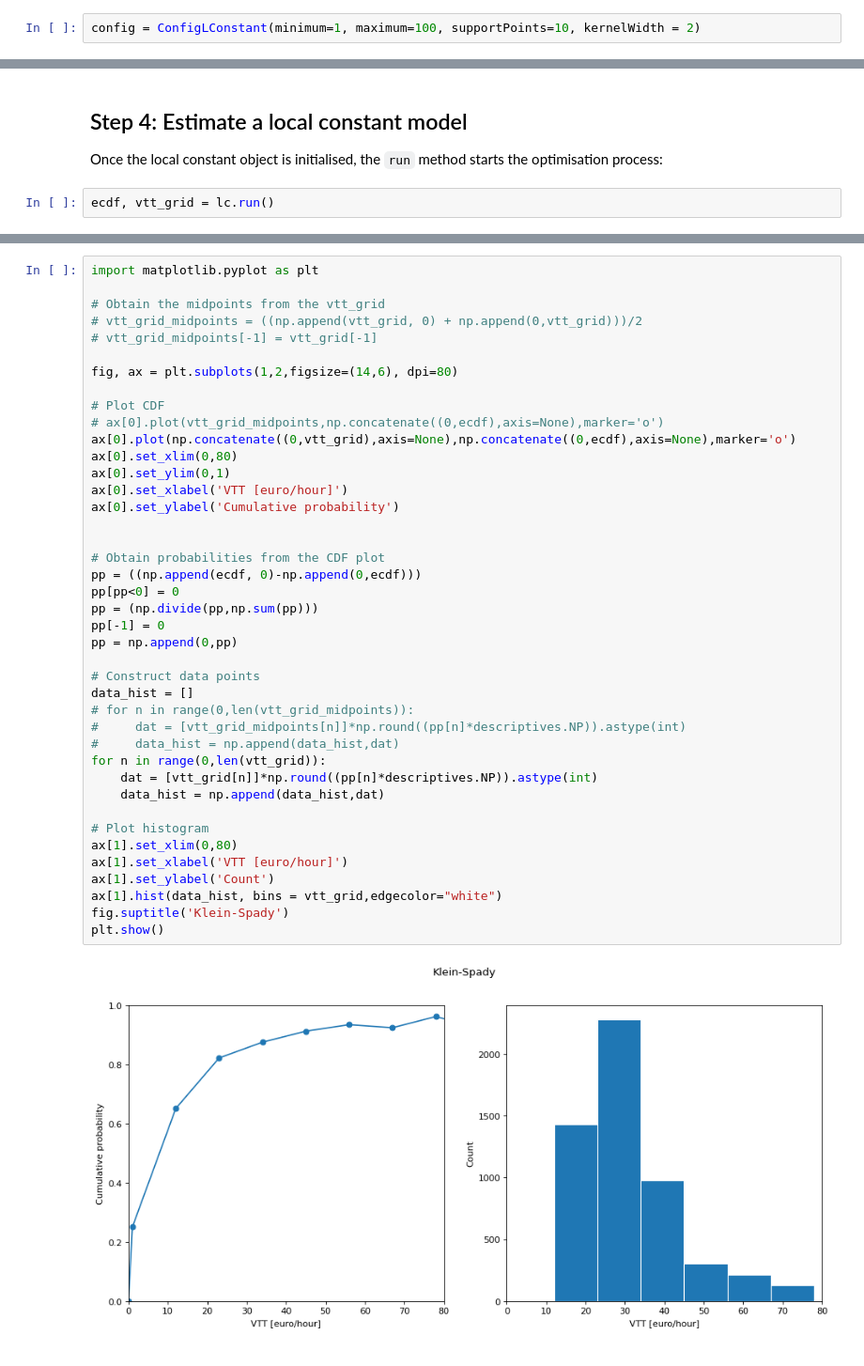
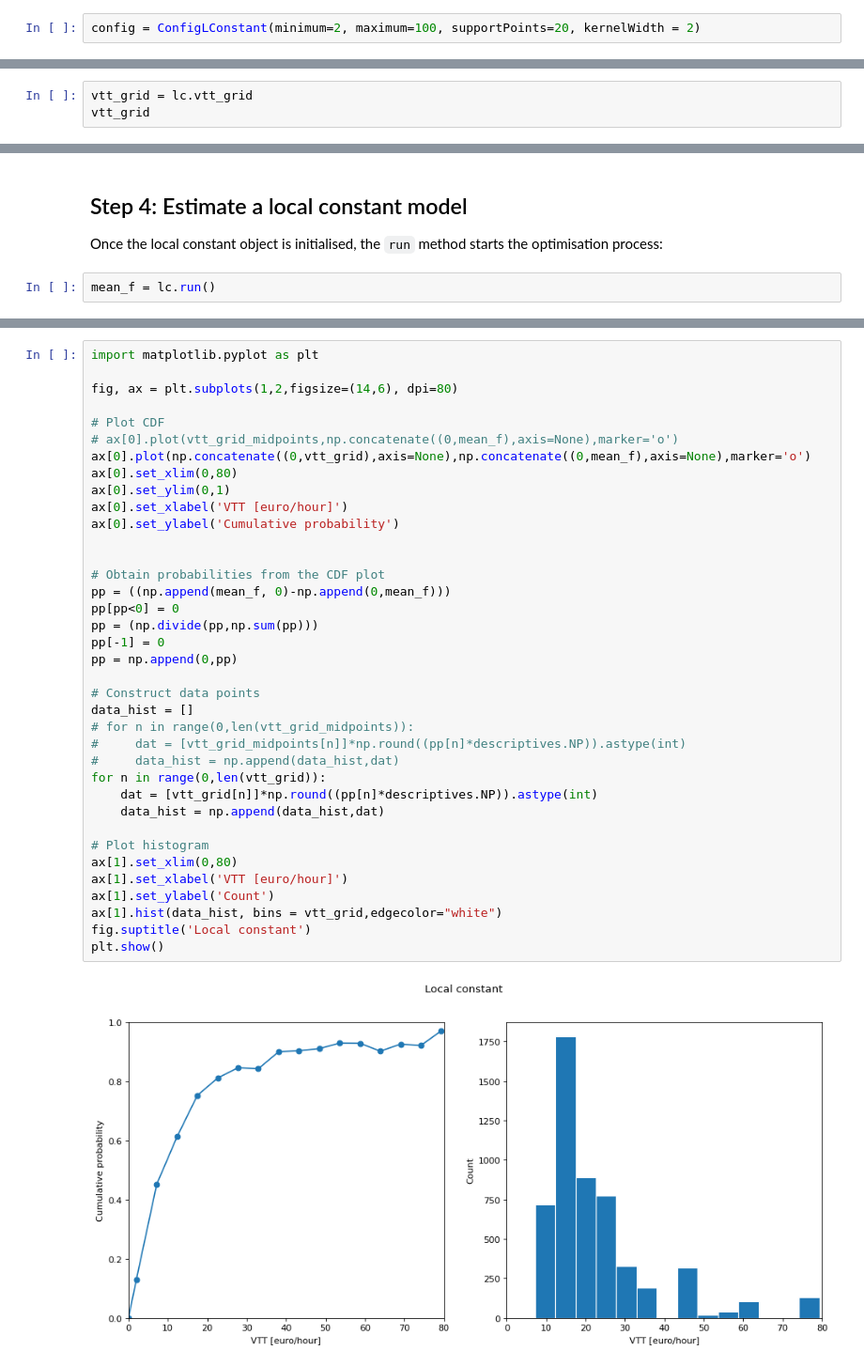
Before and after one commit to ighdez/py-np4vtt, a Jupyter notebook: examples/lconstant.ipynb, the cells around one changed output, grey strips where cells are left out. Shown at 94% size. Drawn from its saved outputs; the diff is of its cells as text.

Commit message:
local constant model corrected

```diff
--- a/examples/lconstant.ipynb
+++ b/examples/lconstant.ipynb
@@ -103,5 +103,5 @@ The local logit model requires the following parameters from the user:
 * `kernelWidth`: The bandwidth of the kernel
 The function `ConfigLConstant` takes the configuration parameters of the local constant model and creates an object that is used by the optimisation routine:
 # %%
-config = ConfigLConstant(minimum=1, maximum=100, supportPoints=10, kernelWidth = 2)
+config = ConfigLConstant(minimum=2, maximum=100, supportPoints=20, kernelWidth = 2)
 # %% [markdown]
@@ -115,0 +113,3 @@ lc = ModelLConstant(config, model_arrays)
+# %%
+vtt_grid = lc.vtt_grid
+vtt_grid
@@ -118,5 +124,5 @@ lc = ModelLConstant(config, model_arrays)
 
 Once the local constant object is initialised, the `run` method starts the optimisation process:
 # %%
-ecdf, vtt_grid = lc.run()
+mean_f = lc.run()
 # %% [markdown]
@@ -158,44 +162,40 @@ We create the empirical Cumulative Density Function plot of the VTT distribution
 We use matplotlib for this:
 # %%
 import matplotlib.pyplot as plt
-
-# Obtain the midpoints from the vtt_grid
-# vtt_grid_midpoints = ((np.append(vtt_grid, 0) + np.append(0,vtt_grid)))/2
-# vtt_grid_midpoints[-1] = vtt_grid[-1]
 
 fig, ax = plt.subplots(1,2,figsize=(14,6), dpi=80)
 
 # Plot CDF
-# ax[0].plot(vtt_grid_midpoints,np.concatenate((0,ecdf),axis=None),marker='o')
-ax[0].plot(np.concatenate((0,vtt_grid),axis=None),np.concatenate((0,ecdf),axis=None),marker='o')
+# ax[0].plot(vtt_grid_midpoints,np.concatenate((0,mean_f),axis=None),marker='o')
+ax[0].plot(np.concatenate((0,vtt_grid),axis=None),np.concatenate((0,mean_f),axis=None),marker='o')
 ax[0].set_xlim(0,80)
 ax[0].set_ylim(0,1)
 ax[0].set_xlabel('VTT [euro/hour]')
 ax[0].set_ylabel('Cumulative probability')
 
 
 # Obtain probabilities from the CDF plot
-pp = ((np.append(ecdf, 0)-np.append(0,ecdf)))
+pp = ((np.append(mean_f, 0)-np.append(0,mean_f)))
 pp[pp<0] = 0
 pp = (np.divide(pp,np.sum(pp)))
 pp[-1] = 0
 pp = np.append(0,pp)
 
 # Construct data points
 data_hist = []
 # for n in range(0,len(vtt_grid_midpoints)):
 #     dat = [vtt_grid_midpoints[n]]*np.round((pp[n]*descriptives.NP)).astype(int)
 #     data_hist = np.append(data_hist,dat)
 for n in range(0,len(vtt_grid)):
     dat = [vtt_grid[n]]*np.round((pp[n]*descriptives.NP)).astype(int)
     data_hist = np.append(data_hist,dat)
 
 # Plot histogram
 ax[1].set_xlim(0,80)
 ax[1].set_xlabel('VTT [euro/hour]')
 ax[1].set_ylabel('Count')
 ax[1].hist(data_hist, bins = vtt_grid,edgecolor="white")
-fig.suptitle('Klein-Spady')
+fig.suptitle('Local constant')
 plt.show()
 # %% [output]
-[figure, old version]
+[figure, new version]
```
Also changed, not shown: parts of 9 cells of this notebook, 3 other files.
